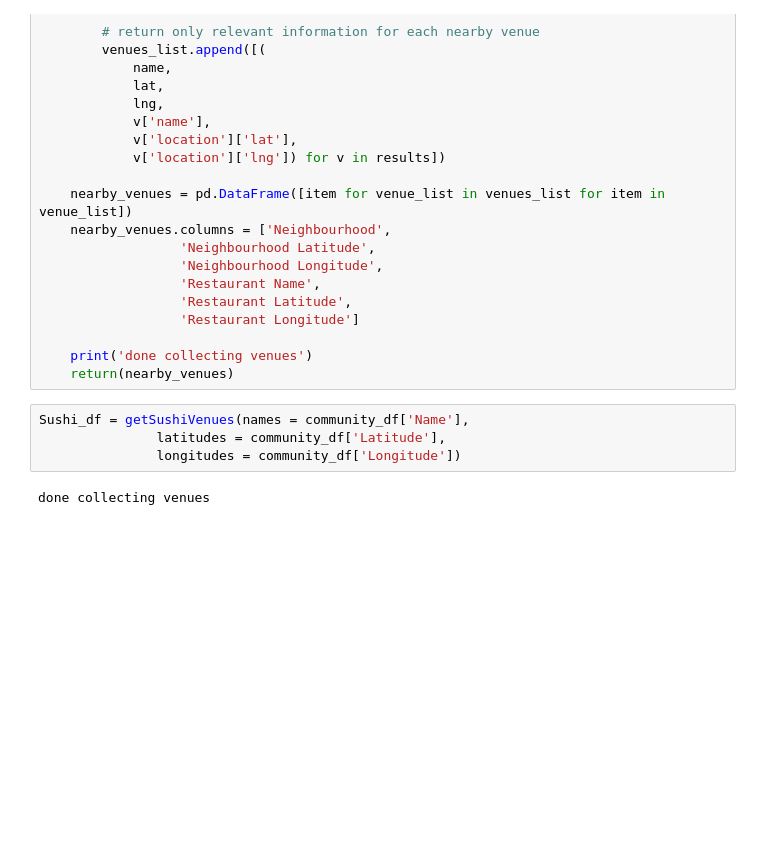
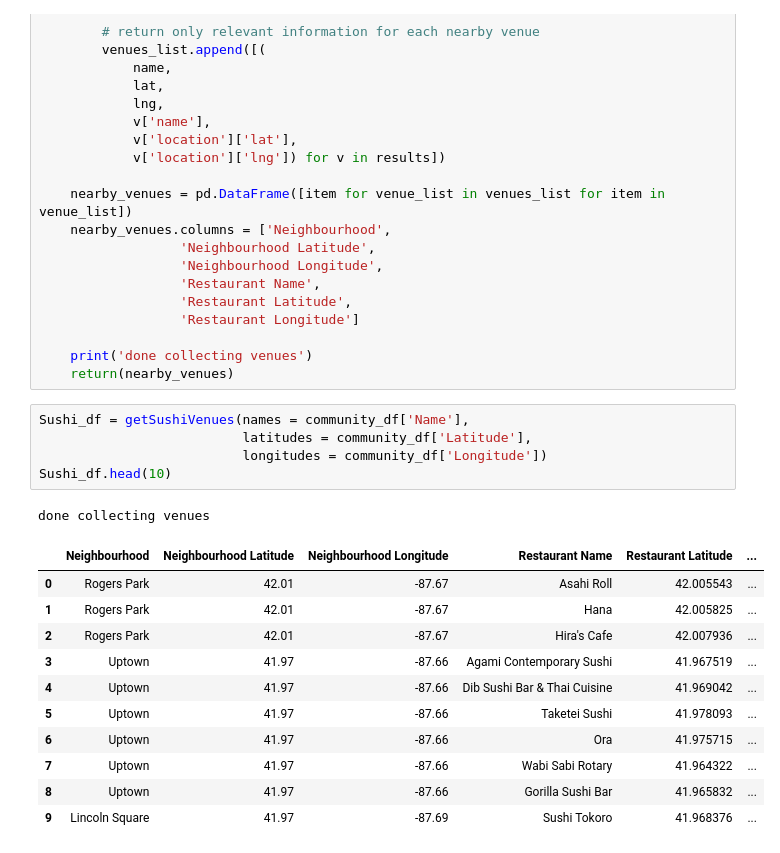
Before and after one commit to BriAnWuu/Coursera_Capstone, a Jupyter notebook: The Battle of Neighborhoods/Description.ipynb, the cells around one changed output. Drawn from its saved outputs; the diff is of its cells as text; blank space fills up the shorter version.

Commit message:
get sushi restaurant

```diff
--- a/The Battle of Neighborhoods/Description.ipynb
+++ b/The Battle of Neighborhoods/Description.ipynb
@@ -304,7 +304,19 @@ def getSushiVenues(names, latitudes, longitudes, radius=1000):
     return(nearby_venues)
 # %%
 Sushi_df = getSushiVenues(names = community_df['Name'],
-               latitudes = community_df['Latitude'],
-               longitudes = community_df['Longitude'])
+                          latitudes = community_df['Latitude'],
+                          longitudes = community_df['Longitude'])
+Sushi_df.head(10)
 # %% [output]
 done collecting venues
+|  | Neighbourhood | Neighbourhood Latitude | Neighbourhood Longitude | Restaurant Name | Restaurant Latitude | ... |
+| 0 | Rogers Park | 42.01 | -87.67 | Asahi Roll | 42.005543 | ... |
+| 1 | Rogers Park | 42.01 | -87.67 | Hana | 42.005825 | ... |
+| 2 | Rogers Park | 42.01 | -87.67 | Hira's Cafe | 42.007936 | ... |
+| 3 | Uptown | 41.97 | -87.66 | Agami Contemporary Sushi | 41.967519 | ... |
+| 4 | Uptown | 41.97 | -87.66 | Dib Sushi Bar & Thai Cuisine | 41.969042 | ... |
+| 5 | Uptown | 41.97 | -87.66 | Taketei Sushi | 41.978093 | ... |
+| 6 | Uptown | 41.97 | -87.66 | Ora | 41.975715 | ... |
+| 7 | Uptown | 41.97 | -87.66 | Wabi Sabi Rotary | 41.964322 | ... |
+| 8 | Uptown | 41.97 | -87.66 | Gorilla Sushi Bar | 41.965832 | ... |
+| 9 | Lincoln Square | 41.97 | -87.69 | Sushi Tokoro | 41.968376 | ... |
```
Also changed, not shown: parts of 3 cells of this notebook.
